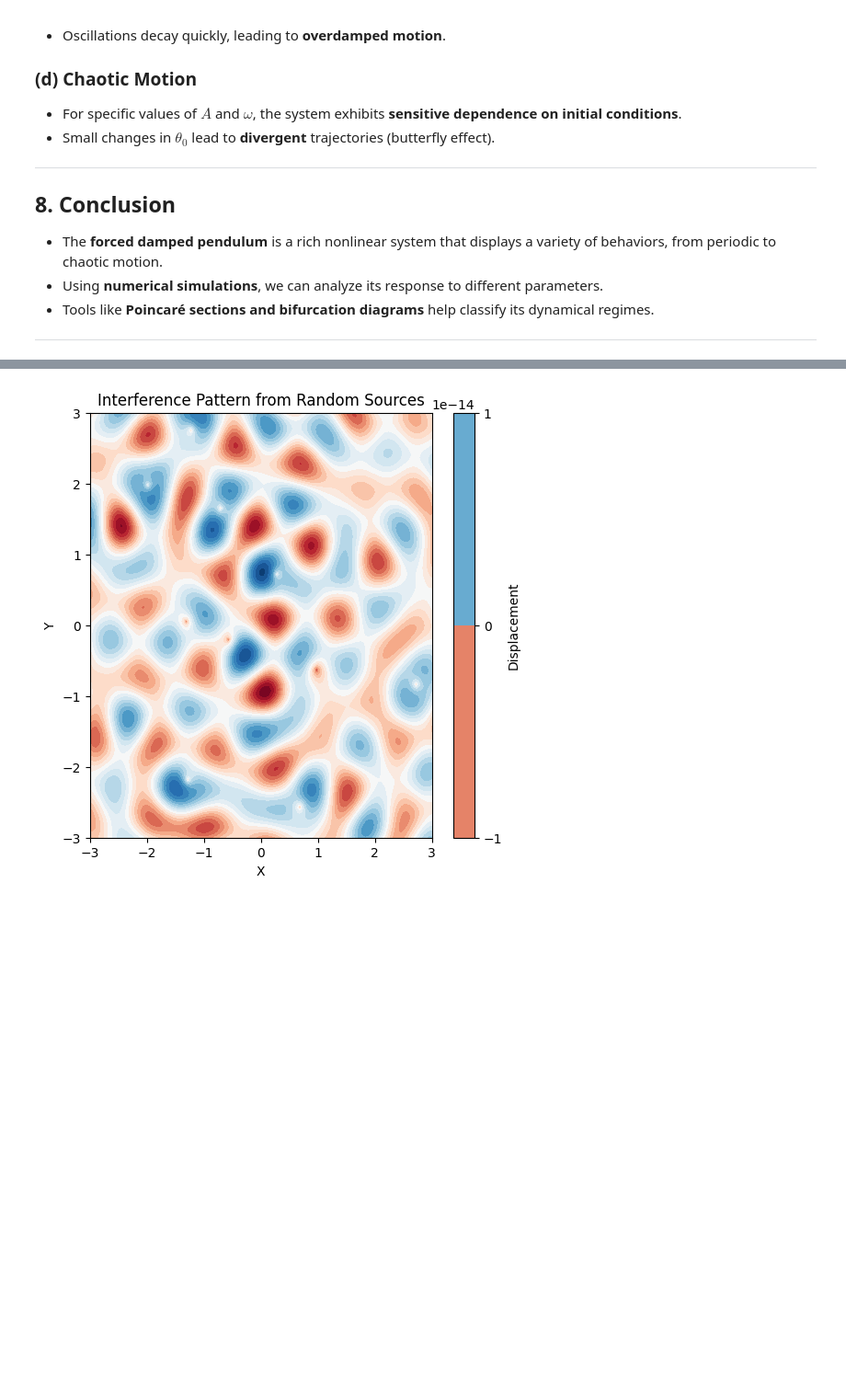
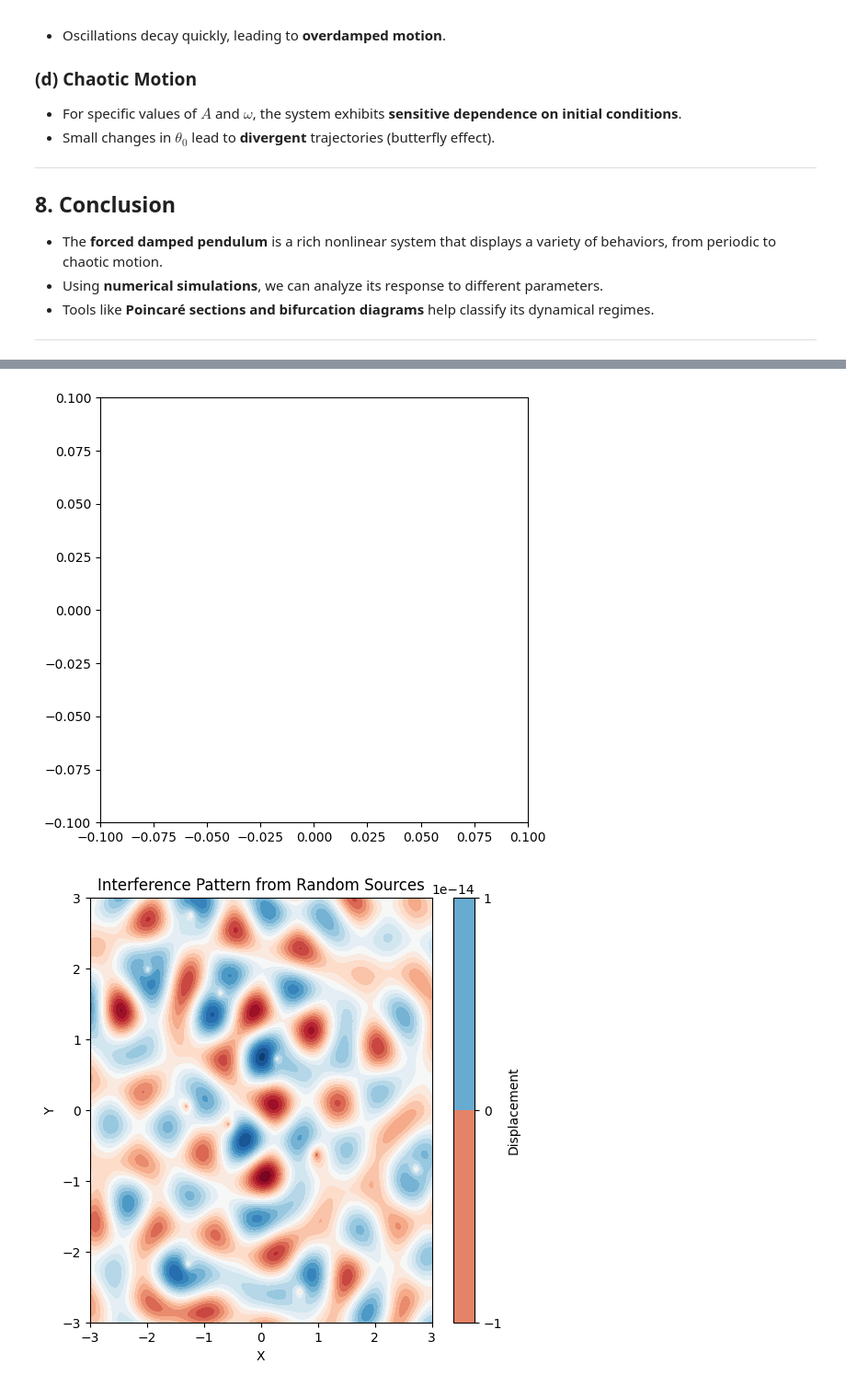
Before and after one commit to YahyaLendani/solutions_repo-main, a Jupyter notebook: 1 Physics/1 Mechanics/Problem_2.ipynb, the cells around one changed output, grey strips where cells are left out. Shown at 92% size. Saved outputs shown, nothing was run; the diff lists cells and outputs as text; code cells hidden in the pictures; blank space fills up the shorter version.

```diff
--- a/1 Physics/1 Mechanics/Problem_2.ipynb
+++ b/1 Physics/1 Mechanics/Problem_2.ipynb
@@ -323,0 +259,84 @@ Animation saved as clt_sampling_distribution.gif
+# %%
+import numpy as np
+import matplotlib.pyplot as plt
+from PIL import Image
+import os
+import shutil
+
+# Constants
+q = 1.6e-19  # Charge of the particle (C)
+m = 9.11e-31  # Mass of the particle (kg)
+B = np.array([0, 0, 1e-3], dtype=np.float64)  # Magnetic field along z-axis (T)
+E = np.array([0, 0, 0], dtype=np.float64)  # No electric field
+v = np.array([1e5, 0, 0], dtype=np.float64)  # Initial velocity along x-axis
+
+# Time step and total simulation time
+dt = 1e-10  # Smaller time step for accuracy
+T = 1e-6
+steps = int(T / dt)
+
+# Initial position
+r = np.array([0, 0, 0], dtype=np.float64)
+
+# Store trajectory
+trajectory_data = []
+
+# Create directory for frames
+if not os.path.exists('frames'):
+    os.makedirs('frames')
+
+# Lorentz force
+def lorentz_force(v, r, q, m, E, B):
+    F = q * (E + np.cross(v, B))
+    a = F / m
+    return a
+
+# Set up figure
+fig = plt.figure(figsize=(6, 6))
+ax = fig.add_subplot(111)
+ax.set_xlim(-0.1, 0.1)
+ax.set_ylim(-0.1, 0.1)
+
+particle, = ax.plot([], [], 'bo', markersize=5)
+trail, = ax.plot([], [], 'b-', lw=0.5)
+
+def update_plot(step):
+    global r, v, trajectory_data
+
+    # Acceleration
+    a = lorentz_force(v, r, q, m, E, B)
+
+    # Euler integration
+    v += a * dt
+    r += v * dt
+
+    # Save trajectory
+    trajectory_data.append(r.copy())
+    traj = np.array(trajectory_data)
+
+    # Update plot
+    particle.set_data(r[0], r[1])
+    trail.set_data(traj[:, 0], traj[:, 1])
+
+    plt.title(f"Step {step}")
+    plt.savefig(f"frames/frame_{step}.png")
+    return True
+
+# Run simulation
+for step in range(steps):
+    if not update_plot(step):
+        break
+
+# Create GIF
+frames = []
+for step in range(steps):
+    path = f"frames/frame_{step}.png"
+    if os.path.exists(path):
+        frames.append(Image.open(path))
+
+if frames:
+    frames[0].save('lorentz_circle.gif', save_all=True, append_images=frames[1:], loop=0, duration=1000 / 30)
+
+plt.show()
+shutil.rmtree('frames')
+# %% [output]
@@ -324,3 +344,4 @@ Animation saved as clt_sampling_distribution.gif
+[figure, added]
 # %%
 import numpy as np
 import matplotlib.pyplot as plt
```
Also changed, not shown: parts of 2 cells of this notebook, 5 other files.
